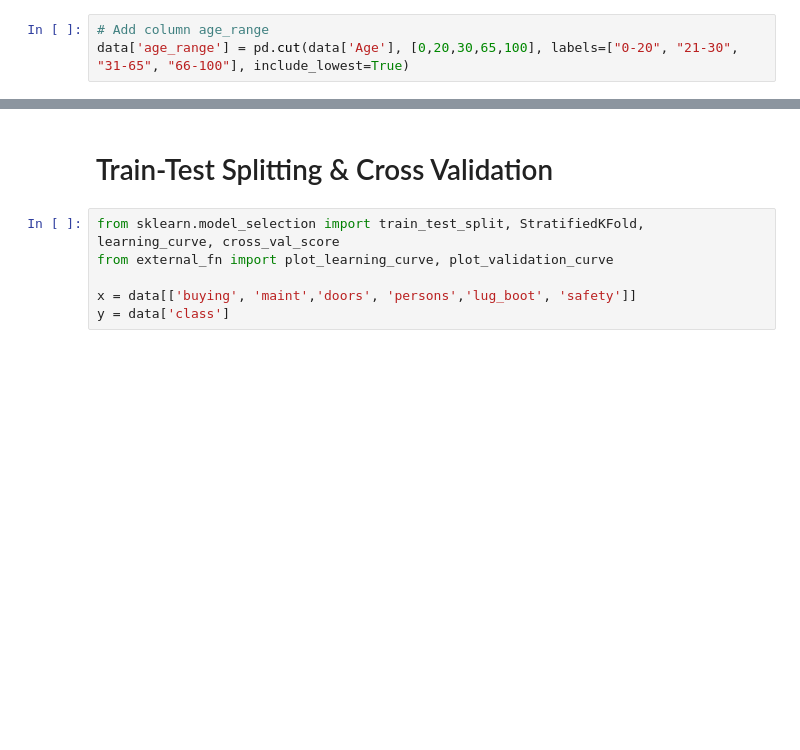
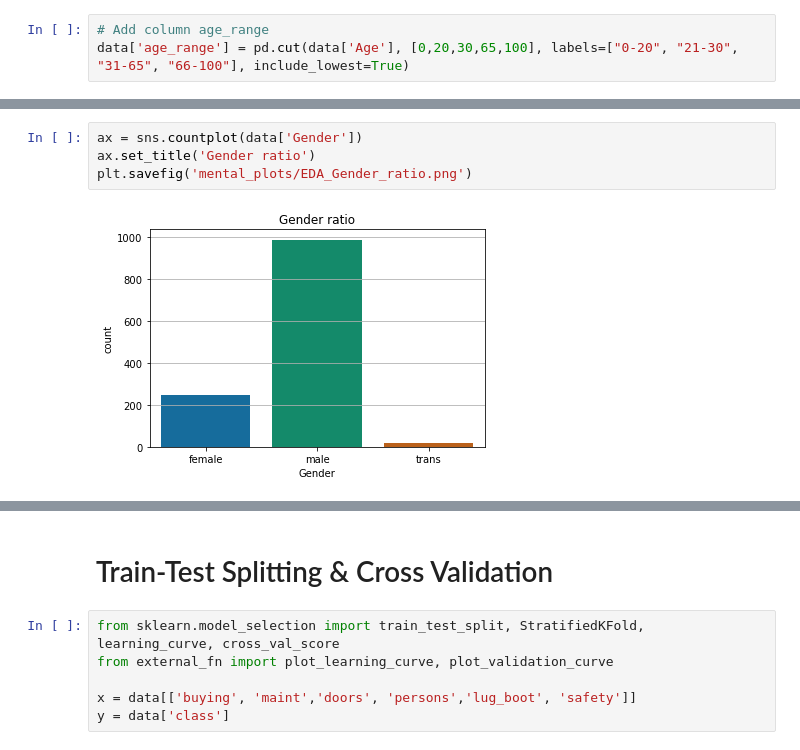
Before and after one commit to fonylew/machine-learning, a Jupyter notebook: supervised_learning/mental_health_survey.ipynb, the cells around one changed output, grey strips where cells are left out. Drawn from its saved outputs; the diff is of its cells as text; blank space fills up the shorter version.

```diff
--- a/supervised_learning/mental_health_survey.ipynb
+++ b/supervised_learning/mental_health_survey.ipynb
@@ -286,0 +317,6 @@ data['age_range'] = pd.cut(data['Age'], [0,20,30,65,100], labels=["0-20", "21-30
+# %%
+ax = sns.countplot(data['Gender'])
+ax.set_title('Gender ratio')
+plt.savefig('mental_plots/EDA_Gender_ratio.png')
+# %% [output]
+[figure, added]
```
Also changed, not shown: parts of 28 cells of this notebook, 10 other files.
